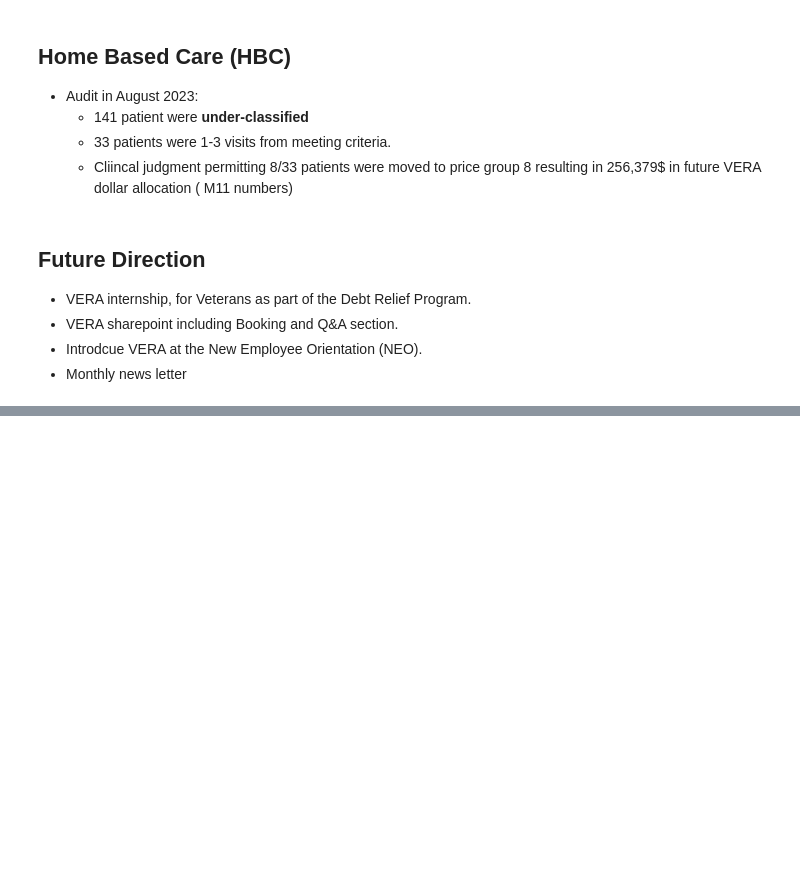
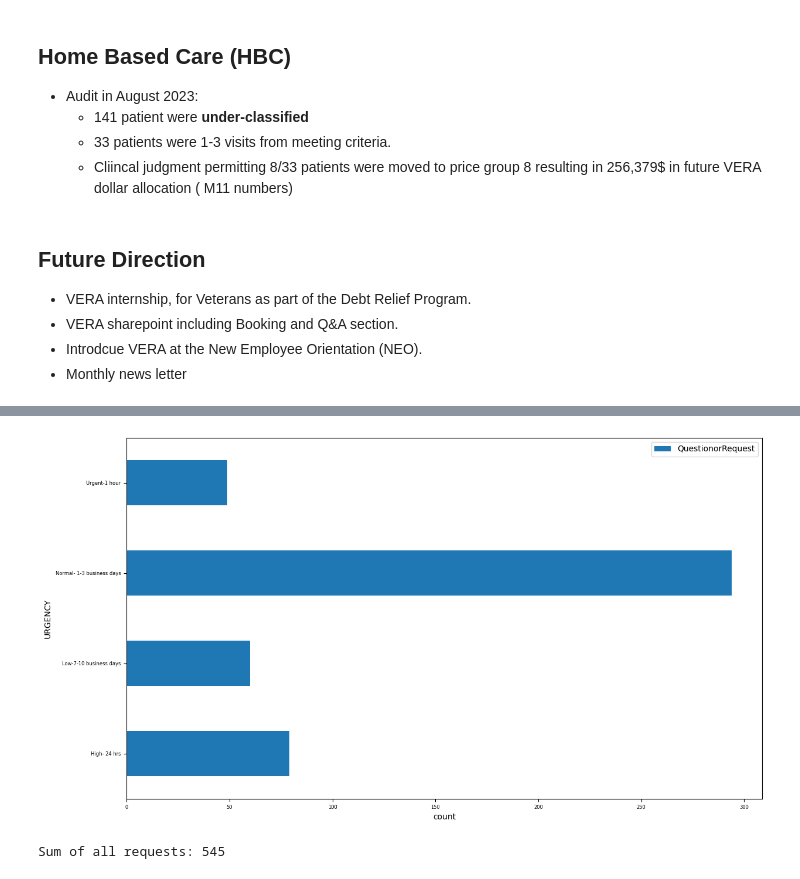
Before and after one commit to alon-benari/Service2023, a Jupyter notebook: src/Service2023.ipynb, the cells around one changed output, grey strips where cells are left out. Drawn from its saved outputs; the diff is of its cells as text; code cells hidden in the pictures; blank space fills up the shorter version.

```diff
--- a/src/Service2023.ipynb
+++ b/src/Service2023.ipynb
@@ -108,0 +157,10 @@ No artists with labels found to put in legend.  Note that artists whose label st
+# %%
+object = th.data[['QuestionorRequest','URGENCY']].groupby('URGENCY').count()
+th.barh_graph(object,"RequestUrgency.jpeg")
+# %% [output]
+[figure, added]
+# %%
+object = th.data[['STATUS','Month']].groupby(['Month','STATUS']).value_counts()
+print('Sum of all requests:',object.sum())
+# %% [output]
+Sum of all requests: 545
```
Also changed, not shown: parts of 15 cells of this notebook, 18 other files.
